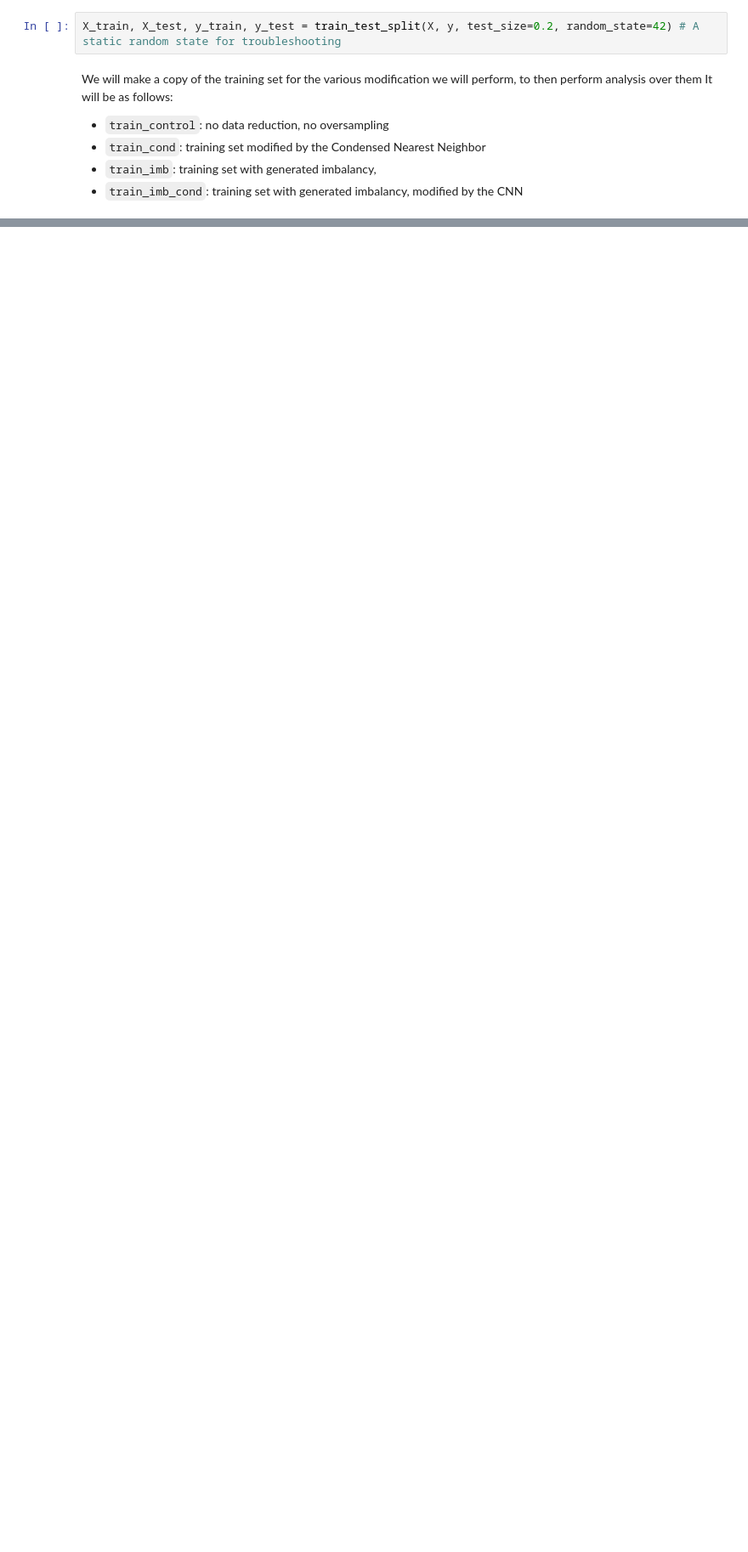
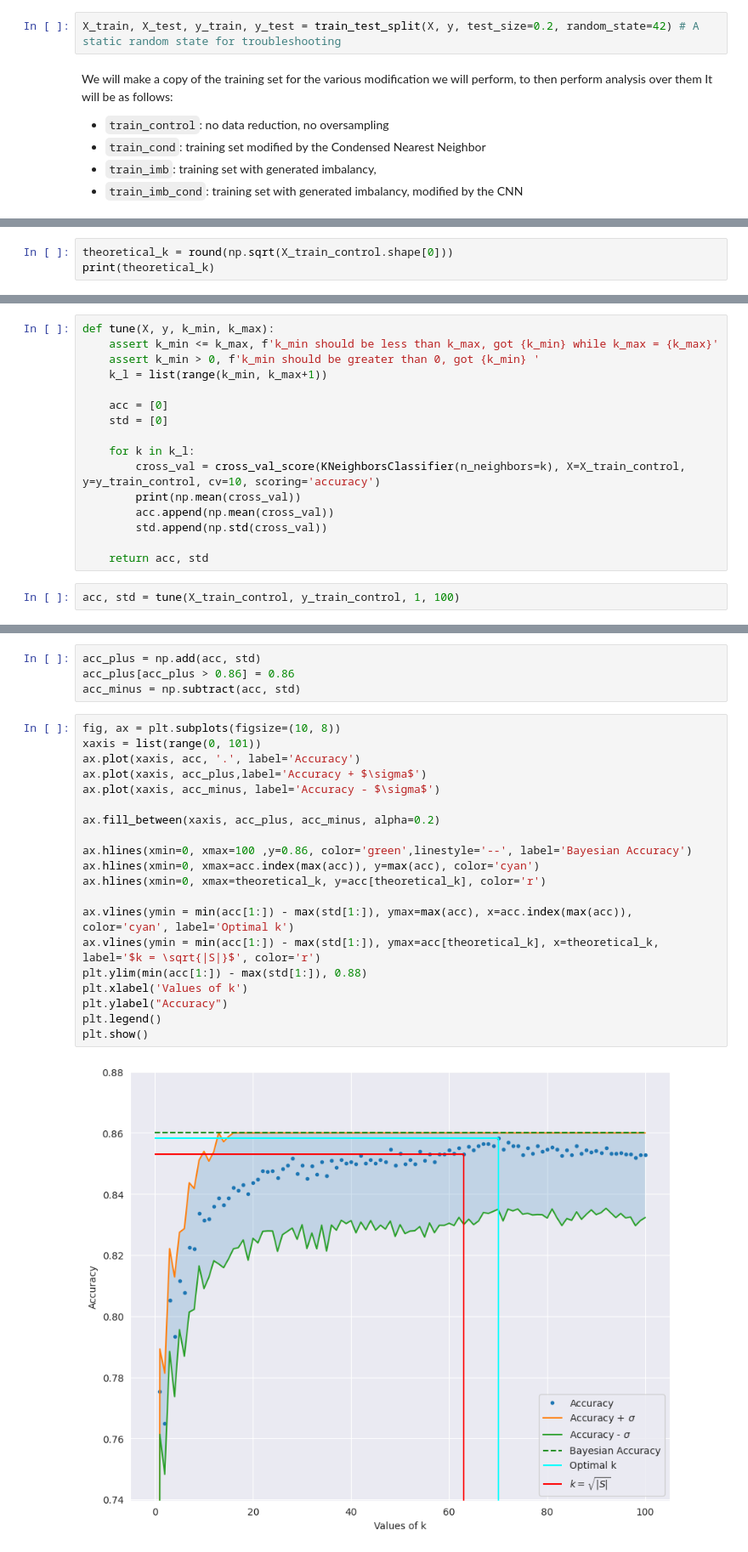
Before and after one commit to valentinRieu/K-NN-Project, a Jupyter notebook: code/analysis_clean.ipynb, the cells around one changed output, grey strips where cells are left out. Shown at 85% size. Cells and saved outputs as stored; diff of their text form; blank space fills up the shorter version.

```diff
--- a/code/analysis_clean.ipynb
+++ b/code/analysis_clean.ipynb
@@ -114,0 +237,3 @@ Organization of the tasks:
+# %%
+theoretical_k = round(np.sqrt(X_train_control.shape[0]))
+print(theoretical_k)
@@ -114,0 +242,18 @@ Organization of the tasks:
+# %%
+def tune(X, y, k_min, k_max):
+    assert k_min <= k_max, f'k_min should be less than k_max, got {k_min} while k_max = {k_max}'
+    assert k_min > 0, f'k_min should be greater than 0, got {k_min} '
+    k_l = list(range(k_min, k_max+1))
+
+    acc = [0]
+    std = [0]
+
+    for k in k_l:
+        cross_val = cross_val_score(KNeighborsClassifier(n_neighbors=k), X=X_train_control, y=y_train_control, cv=10, scoring='accuracy')
+        print(np.mean(cross_val))
+        acc.append(np.mean(cross_val))
+        std.append(np.std(cross_val))
+
+    return acc, std
+# %%
+acc, std = tune(X_train_control, y_train_control, 1, 100)
@@ -114,0 +284,26 @@ Organization of the tasks:
+# %%
+acc_plus = np.add(acc, std)
+acc_plus[acc_plus > 0.86] = 0.86
+acc_minus = np.subtract(acc, std)
+# %%
+fig, ax = plt.subplots(figsize=(10, 8))
+xaxis = list(range(0, 101))
+ax.plot(xaxis, acc, '.', label='Accuracy')
+ax.plot(xaxis, acc_plus,label='Accuracy + $\sigma$')
+ax.plot(xaxis, acc_minus, label='Accuracy - $\sigma$')
+
+ax.fill_between(xaxis, acc_plus, acc_minus, alpha=0.2)
+
+ax.hlines(xmin=0, xmax=100 ,y=0.86, color='green',linestyle='--', label='Bayesian Accuracy')
+ax.hlines(xmin=0, xmax=acc.index(max(acc)), y=max(acc), color='cyan')
+ax.hlines(xmin=0, xmax=theoretical_k, y=acc[theoretical_k], color='r')
+
+ax.vlines(ymin = min(acc[1:]) - max(std[1:]), ymax=max(acc), x=acc.index(max(acc)), color='cyan', label='Optimal k')
+ax.vlines(ymin = min(acc[1:]) - max(std[1:]), ymax=acc[theoretical_k], x=theoretical_k, label='$k = \sqrt{|S|}$', color='r')
+plt.ylim(min(acc[1:]) - max(std[1:]), 0.88)
+plt.xlabel('Values of k')
+plt.ylabel("Accuracy")
+plt.legend()
+plt.show()
+# %% [output]
+[figure, added]
```
Also changed, not shown: parts of 26 cells of this notebook.
